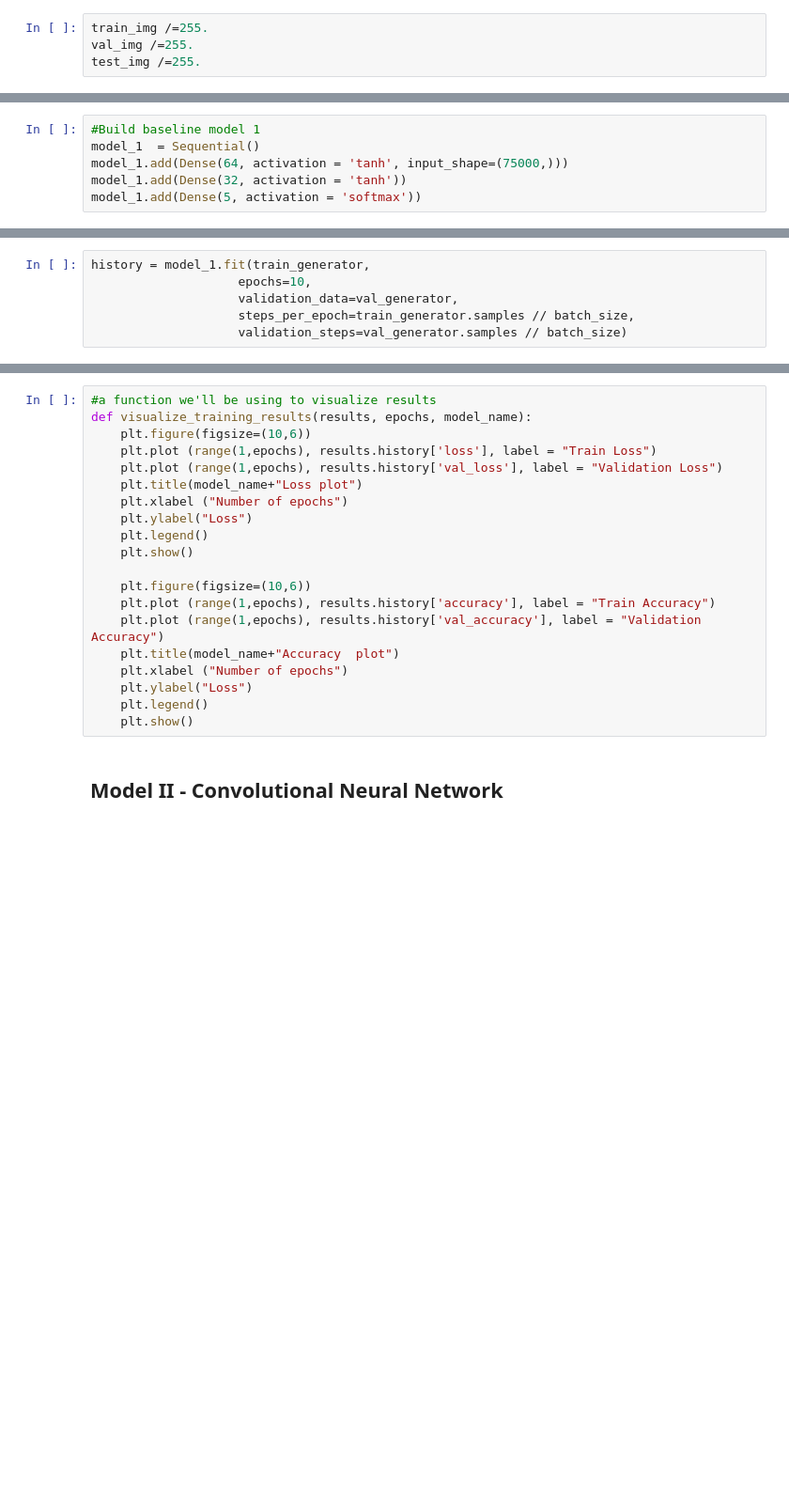
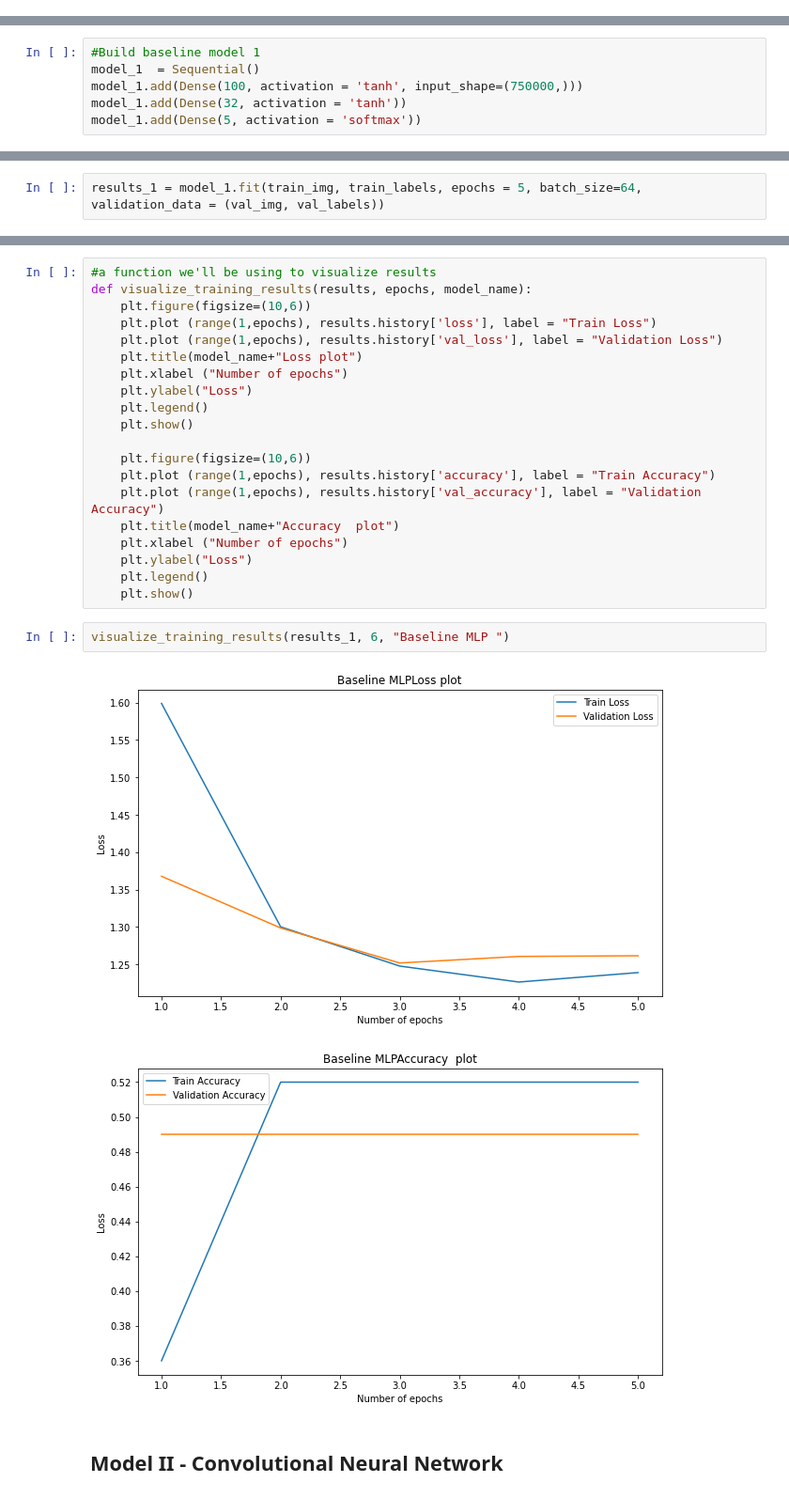
Before and after one commit to alexmuturi/DeFungi-Image-Classification-using-Deep-Learning, a Jupyter notebook: index.ipynb, the cells around one changed output, grey strips where cells are left out. Shown at 94% size. Drawn from its saved outputs; the diff is of its cells as text; blank space fills up the shorter version.

```diff
--- a/index.ipynb
+++ b/index.ipynb
@@ -519,9 +483,5 @@ print(test_img.shape)
 # %% [markdown]
 For faster computation, let's normalize the images by dividing the pixel values by the max possible value (255)
-# %%
-train_img /=255.
-val_img /=255.
-test_img /=255.
 # %% [markdown]
 Below, we build our first model. It's a multi-layer perceptron with:
 * an input layer
@@ -530,7 +490,7 @@ Below, we build our first model. It's a multi-layer perceptron with:
 # %%
 #Build baseline model 1
 model_1  = Sequential()
-model_1.add(Dense(64, activation = 'tanh', input_shape=(75000,)))
+model_1.add(Dense(100, activation = 'tanh', input_shape=(750000,)))
 model_1.add(Dense(32, activation = 'tanh'))
 model_1.add(Dense(5, activation = 'softmax'))
 # %%
@@ -577,6 +516,0 @@ dir(train_generator)
-# %%
-history = model_1.fit(train_generator,
-                    epochs=10,
-                    validation_data=val_generator,
-                    steps_per_epoch=train_generator.samples // batch_size,
-                    validation_steps=val_generator.samples // batch_size)
@@ -589,0 +517,2 @@ ValueError: in user code:
+# %%
+results_1 = model_1.fit(train_img, train_labels, epochs = 5, batch_size=64, validation_data = (val_img, val_labels))
@@ -609,6 +549,11 @@ def visualize_training_results(results, epochs, model_name):
     plt.ylabel("Loss")
     plt.legend()
     plt.show()
+# %%
+visualize_training_results(results_1, 6, "Baseline MLP ")
+# %% [output]
+[figure, added]
+[figure, added]
 # %% [markdown]
 ## Model II - Convolutional Neural Network
 # %% [markdown]
```
Also changed, not shown: parts of 21 cells of this notebook.
